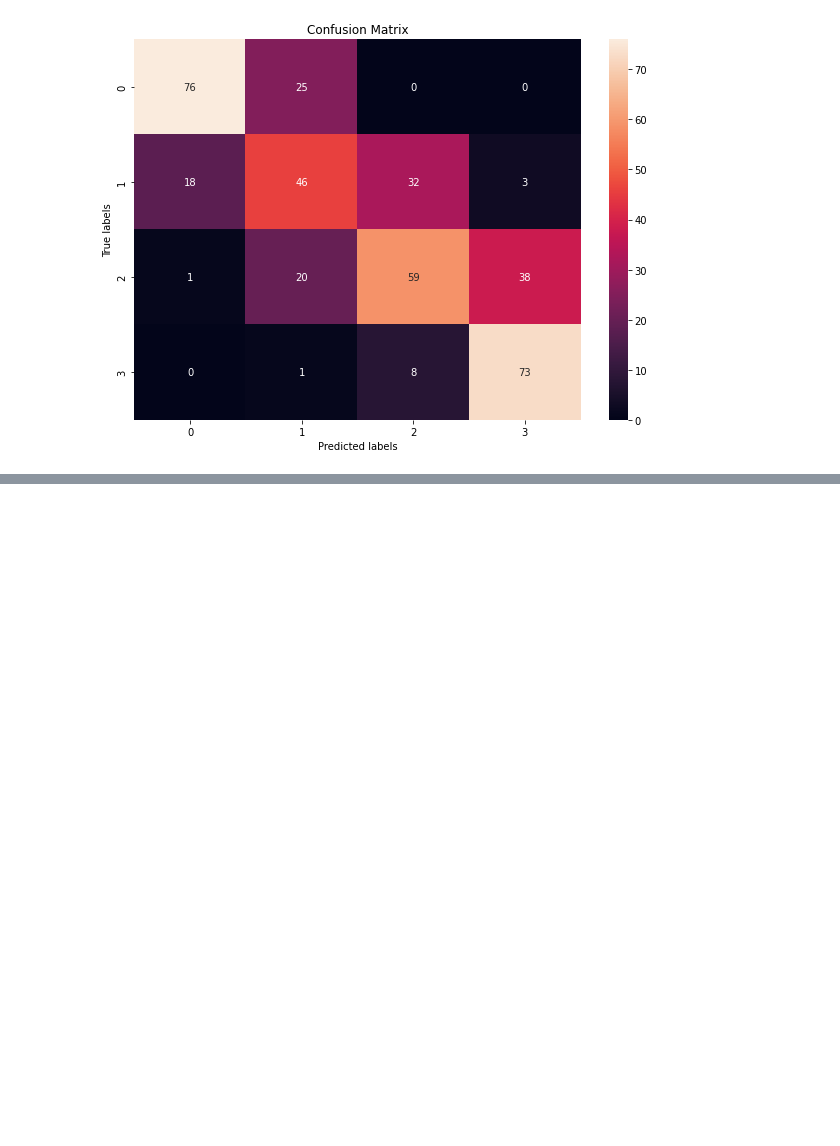
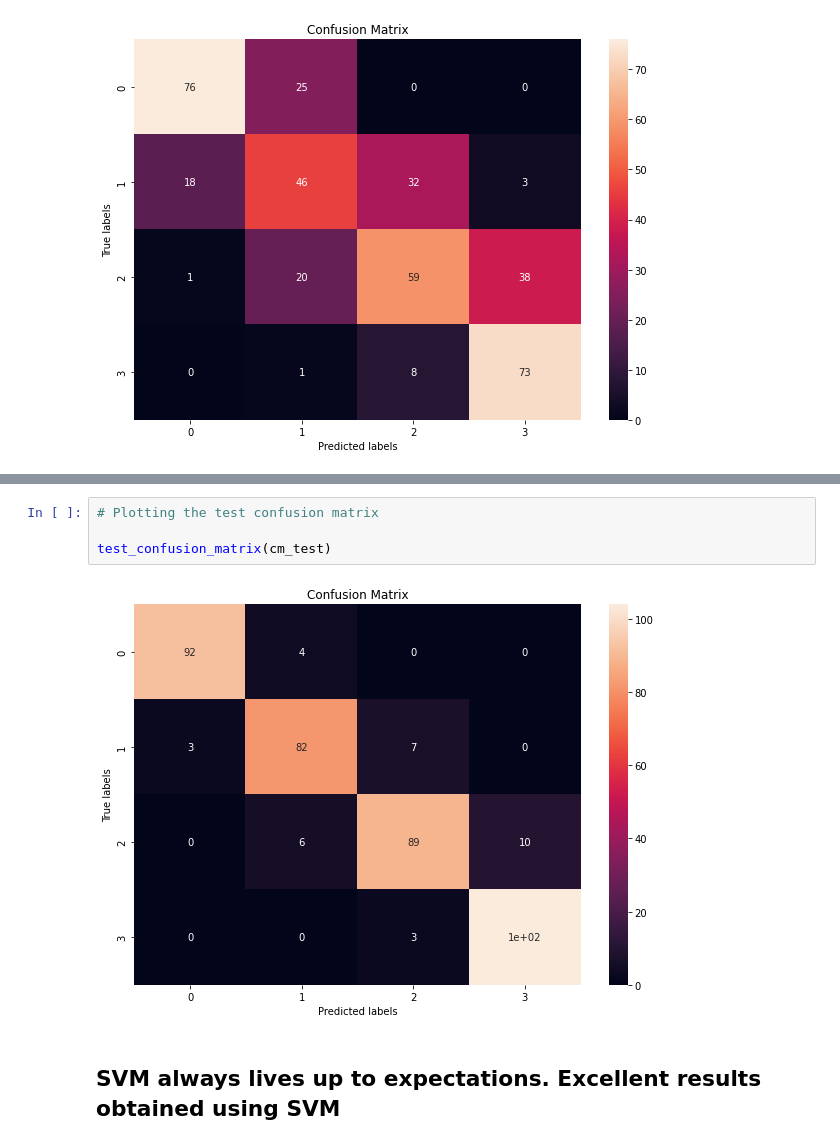
Before and after one commit to Kedarpatil24/Mobile-Price-Range-Prediction, a Jupyter notebook: Mobile_Price_Range_Prediction_Capstone_Project.ipynb, the cells around one changed output, grey strips where cells are left out. Cells and saved outputs as stored; diff of their text form; blank space fills up the shorter version.

```diff
--- a/Mobile_Price_Range_Prediction_Capstone_Project.ipynb
+++ b/Mobile_Price_Range_Prediction_Capstone_Project.ipynb
@@ -1179,0 +1254,9 @@ test_confusion_matrix(cm_test)
+# %%
+# Plotting the test confusion matrix
+
+test_confusion_matrix(cm_test)
+# %% [output]
+[figure, added]
+# %% [markdown]
+
+## SVM always lives up to expectations. Excellent results obtained using SVM
```
Also changed, not shown: parts of 15 cells of this notebook.
